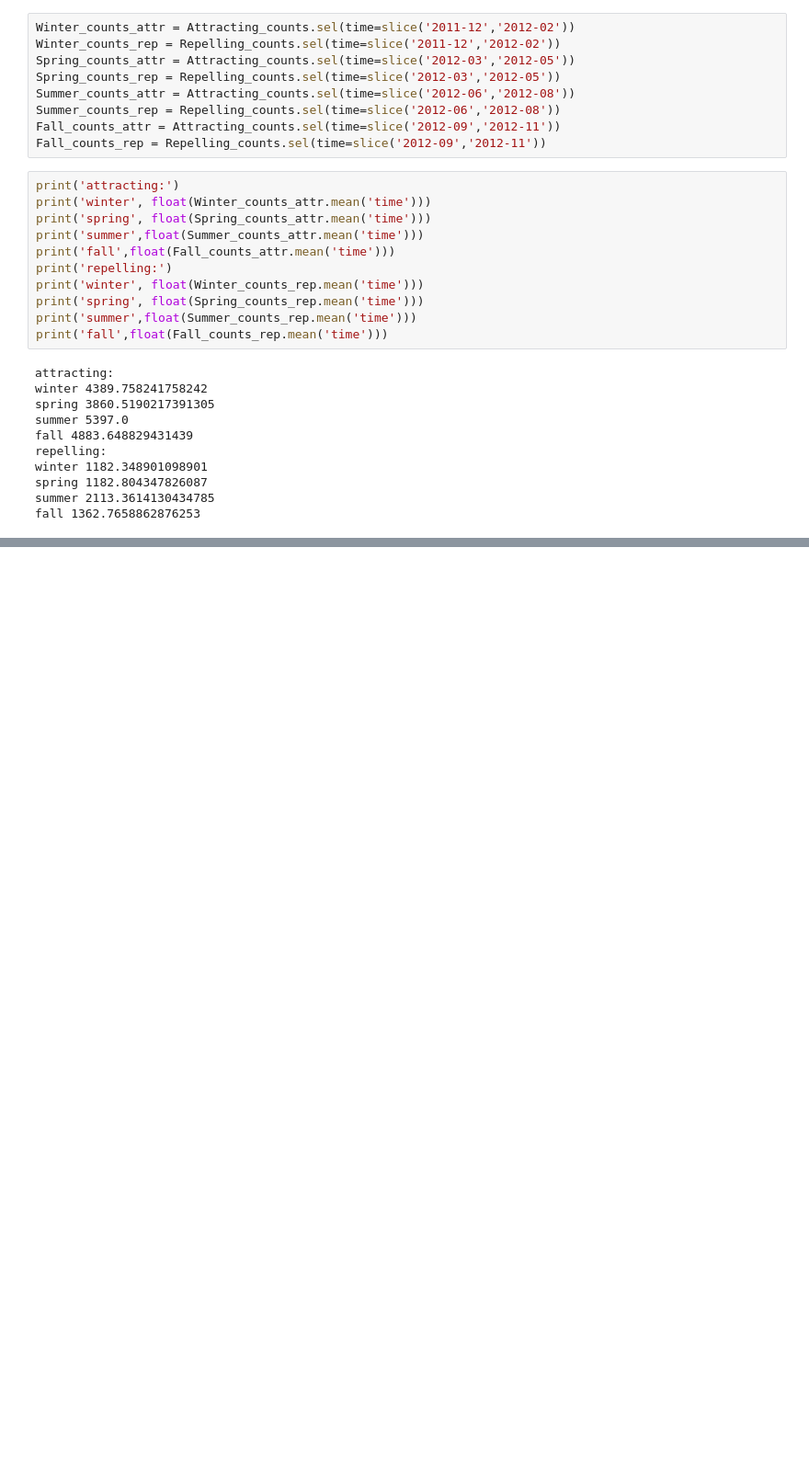
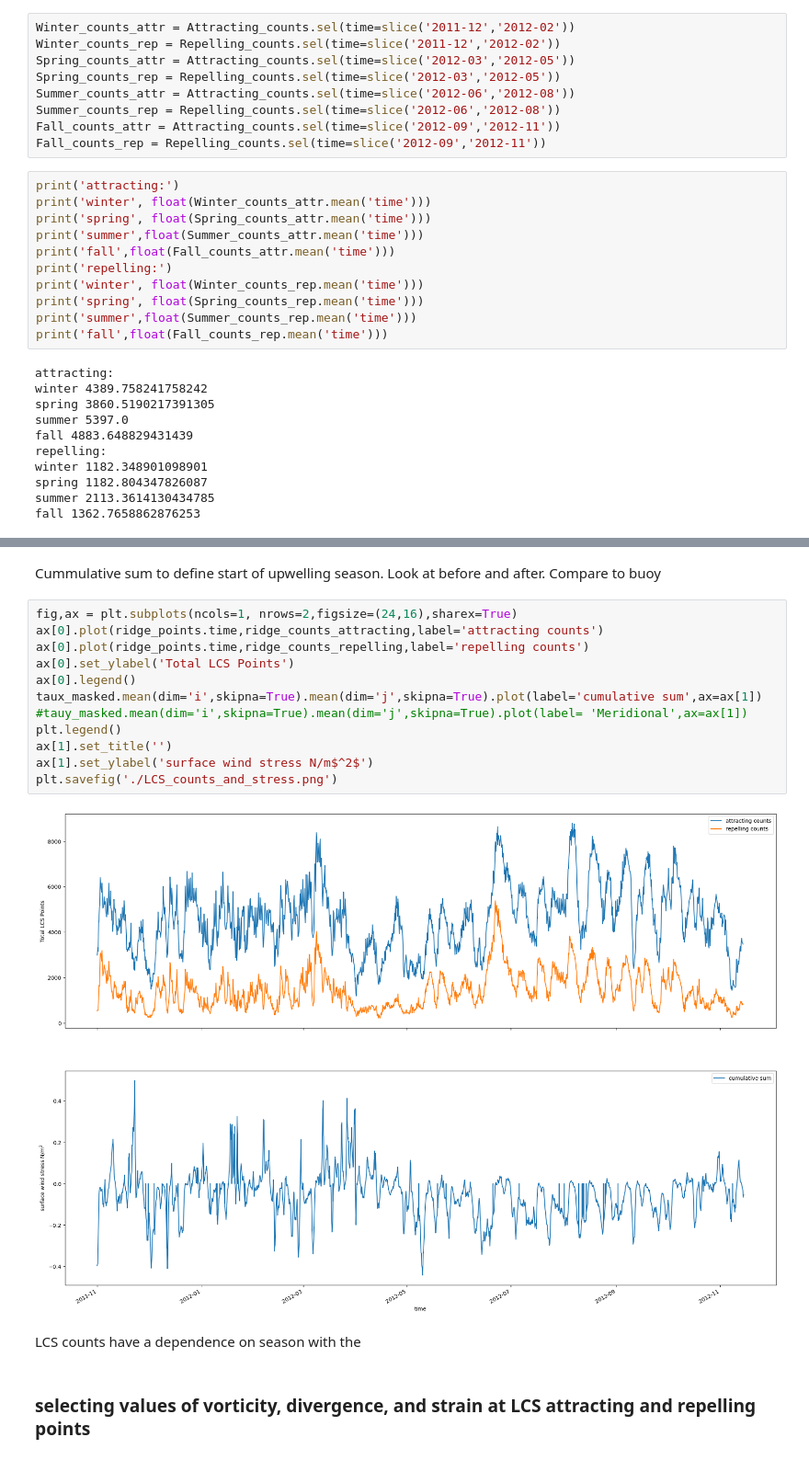
Before and after one commit to bdarbyMLML/cape_mend_SM_LCS, a Jupyter notebook: Hypothesis_1.ipynb, the cells around one changed output, grey strips where cells are left out. Shown at 92% size. Saved outputs shown, nothing was run; the diff lists cells and outputs as text; blank space fills up the shorter version.

```diff
--- a/Hypothesis_1.ipynb
+++ b/Hypothesis_1.ipynb
@@ -108,0 +221,21 @@ Difference in attracting and repelling most likely due to cutoff bounds. There s
+# %% [markdown]
+Cummulative sum to define start of upwelling season. Look at before and after.
+Compare to buoy
+# %%
+fig,ax = plt.subplots(ncols=1, nrows=2,figsize=(24,16),sharex=True)
+ax[0].plot(ridge_points.time,ridge_counts_attracting,label='attracting counts')
+ax[0].plot(ridge_points.time,ridge_counts_repelling,label='repelling counts')
+ax[0].set_ylabel('Total LCS Points')
+ax[0].legend()
+taux_masked.mean(dim='i',skipna=True).mean(dim='j',skipna=True).plot(label='cumulative sum',ax=ax[1])
+#tauy_masked.mean(dim='i',skipna=True).mean(dim='j',skipna=True).plot(label= 'Meridional',ax=ax[1])
+plt.legend()
+ax[1].set_title('')
+ax[1].set_ylabel('surface wind stress N/m$^2$')
+plt.savefig('./LCS_counts_and_stress.png')
+# %% [output]
+[figure, added]
+# %% [markdown]
+LCS counts have a dependence on season with the
+# %% [markdown]
+### selecting values of vorticity, divergence, and strain at LCS attracting and repelling points
```
Also changed, not shown: parts of 39 cells of this notebook, 12 other files.
